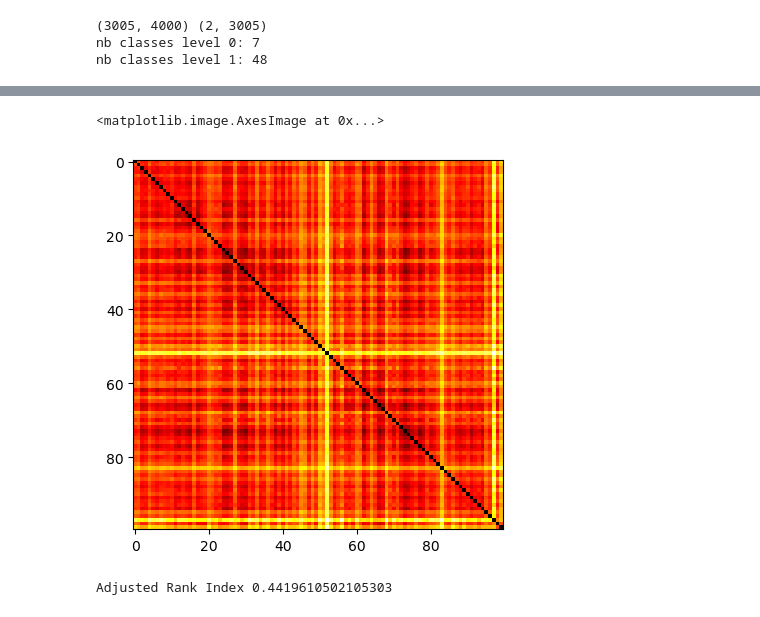
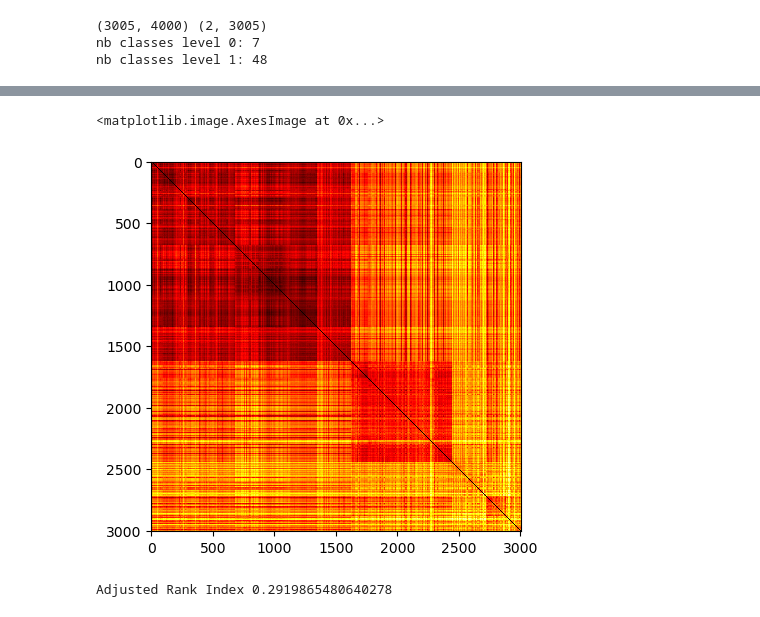
Before and after one commit to pierrehouedry/DifferentiableHyperbolicity, a Jupyter notebook: hyperbolicity/expes/single_cell.ipynb, the cells around one changed output, grey strips where cells are left out. Cells and saved outputs as stored; diff of their text form; code cells hidden in the pictures.

```diff
--- a/hyperbolicity/expes/single_cell.ipynb
+++ b/hyperbolicity/expes/single_cell.ipynb
@@ -26,24 +38,25 @@ nb classes level 1: 48
 # %%
 import torch
 import torch.nn.functional as F
 
 def cosine_distance_matrix(X):
     X_normalized = F.normalize(X, p=2, dim=1)
     cosine_similarity = torch.mm(X_normalized, X_normalized.t())
     return 1 - cosine_similarity
 
 
 X_torch = torch.from_numpy(X)
 distance = cosine_distance_matrix(X_torch).numpy()
 
-plt.imshow(distance[:100,:100], cmap='hot', interpolation='nearest')
+plt.imshow(distance, cmap='hot', interpolation='nearest')
 # %% [output]
 <matplotlib.image.AxesImage at 0x...>
-[figure, old version]
+[figure, new version]
 # %%
 from sklearn.cluster import AgglomerativeClustering
 
-clustering = AgglomerativeClustering(metric="cosine",linkage='complete',n_clusters=7).fit(X)
+#clustering = AgglomerativeClustering(metric="cosine",linkage='complete',n_clusters=7).fit(X)
+clustering = AgglomerativeClustering(n_clusters=7).fit(X)
 
 labels = clustering.labels_
 
@@ -52,4 +65,4 @@ from sklearn.metrics import adjusted_rand_score
 ari = adjusted_rand_score(Y[0],clustering.labels_)
 print('Adjusted Rank Index',ari)
 # %% [output]
-Adjusted Rank Index 0.4419610502105303
+Adjusted Rank Index 0.2919865480640278
```
Also changed, not shown: parts of 1 cell of this notebook, 2 other files.
